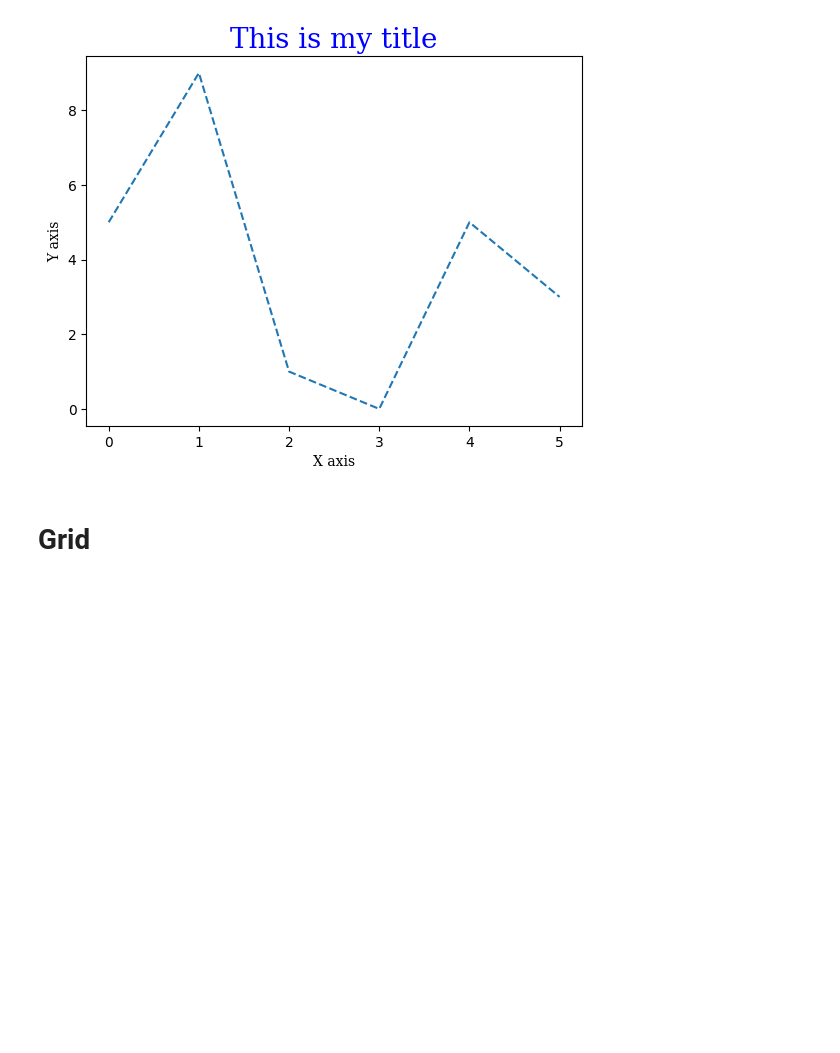
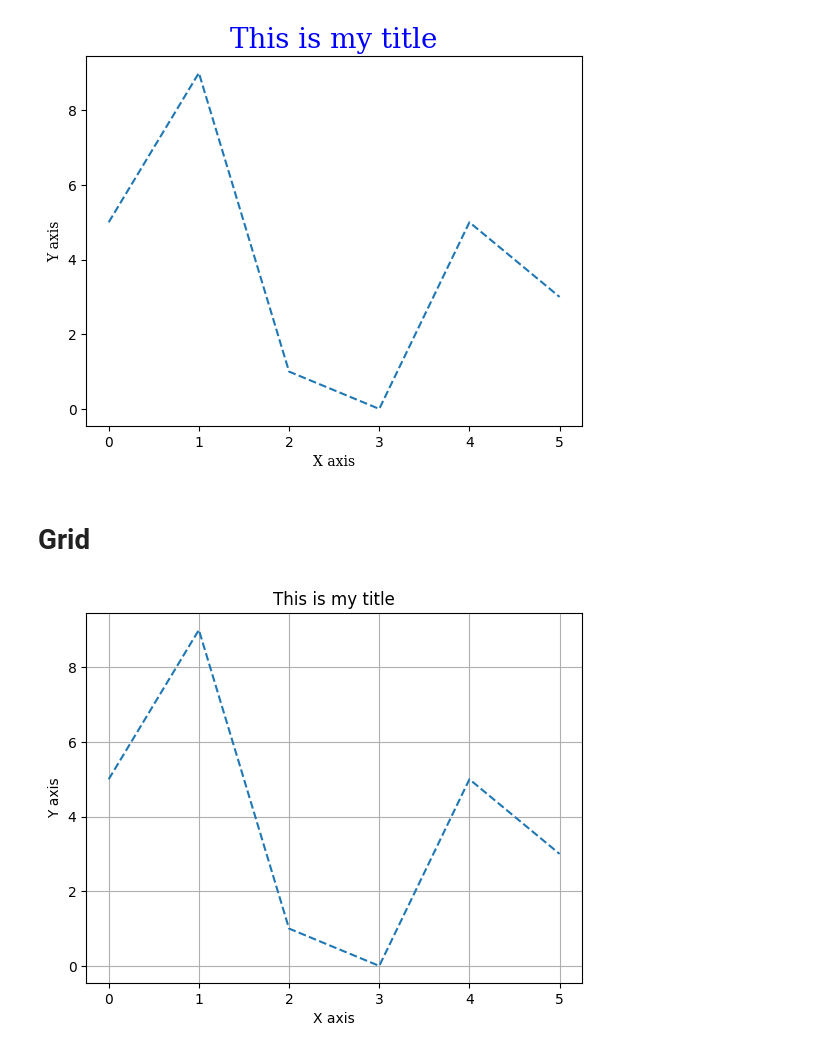
Before and after one commit to KingVik-Planet/EcoMappers_Training_Project, a Jupyter notebook: Matplotlib.ipynb, the cells around one changed output. Cells and saved outputs as stored; diff of their text form; code cells hidden in the pictures; blank space fills up the shorter version.

Commit message:
Scatter, Grid, Subplot

```diff
--- a/Matplotlib.ipynb
+++ b/Matplotlib.ipynb
@@ -155,3 +155,15 @@ plt.show()
 [figure]
 # %% [markdown]
 # Grid
+# %%
+x_dir = np.array([15, 4, 6,10 ,55,13])
+y_dir = np.array([5, 9, 1, 0 ,5,3])
+
+plt.plot(y_dir, linestyle = "dashed")
+plt.xlabel("X axis")
+plt.ylabel("Y axis")
+plt.title("This is my title")
+plt.grid()
+plt.show()
+# %% [output]
+[figure, added]
```
Also changed, not shown: parts of 17 cells of this notebook.
